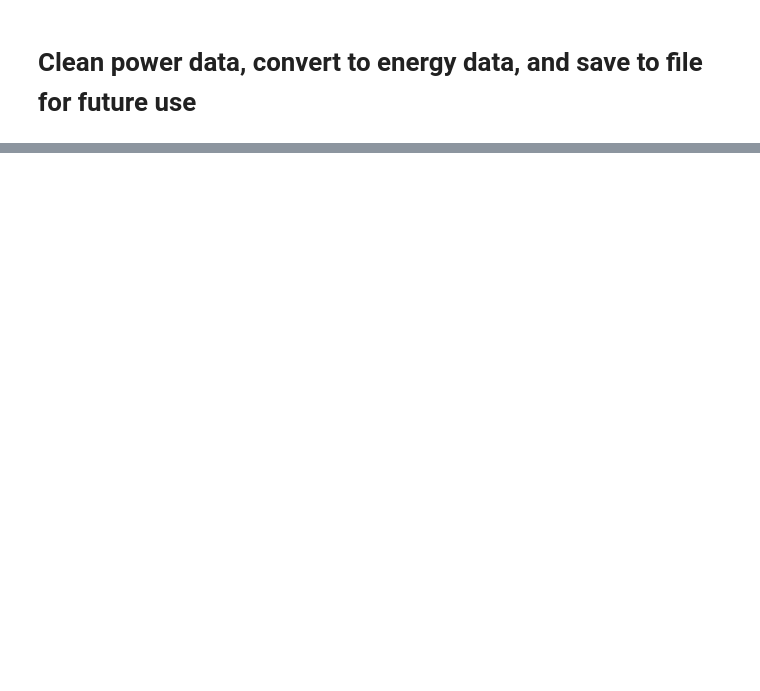
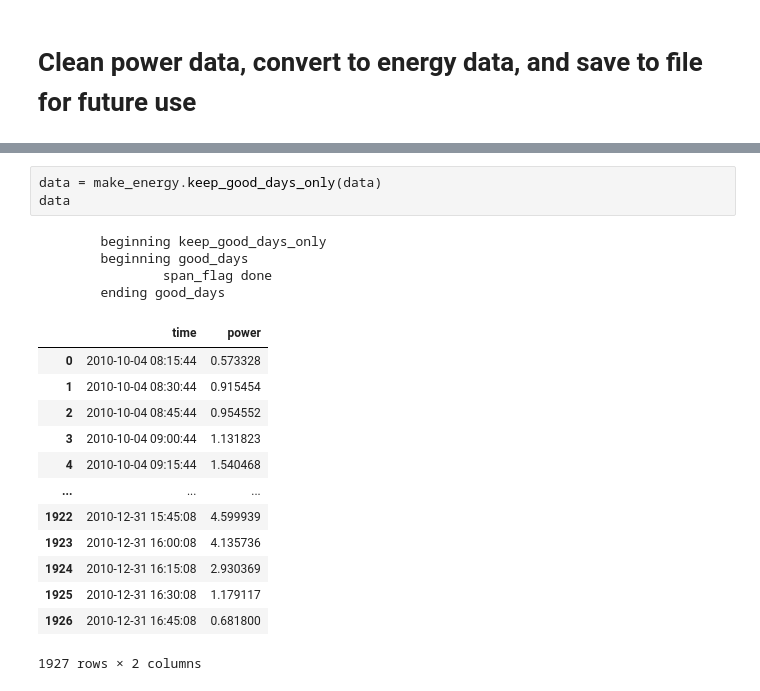
Before and after one commit to Erdos-Projects/predicting-day-ahead-solar-power-production, a Jupyter notebook: notebooks/eda/RS/power_to_energy_save.ipynb, the cells around one changed output, grey strips where cells are left out. Saved outputs shown, nothing was run; the diff lists cells and outputs as text; blank space fills up the shorter version.

```diff
--- a/notebooks/eda/RS/power_to_energy_save.ipynb
+++ b/notebooks/eda/RS/power_to_energy_save.ipynb
@@ -24,0 +129,21 @@ all_parquet_systems = [p.name for p in base_path.iterdir() if p.is_dir()]
+# %%
+data = make_energy.keep_good_days_only(data)
+data
+# %% [output]
+        beginning keep_good_days_only
+        beginning good_days
+                span_flag done
+        ending good_days
+|  | time | power |
+| 0 | 2010-10-04 08:15:44 | 0.573328 |
+| 1 | 2010-10-04 08:30:44 | 0.915454 |
+| 2 | 2010-10-04 08:45:44 | 0.954552 |
+| 3 | 2010-10-04 09:00:44 | 1.131823 |
+| 4 | 2010-10-04 09:15:44 | 1.540468 |
+| ... | ... | ... |
+| 1922 | 2010-12-31 15:45:08 | 4.599939 |
+| 1923 | 2010-12-31 16:00:08 | 4.135736 |
+| 1924 | 2010-12-31 16:15:08 | 2.930369 |
+| 1925 | 2010-12-31 16:30:08 | 1.179117 |
+| 1926 | 2010-12-31 16:45:08 | 0.681800 |
+1927 rows × 2 columns
```
Also changed, not shown: parts of 11 cells of this notebook, 1 other file.
